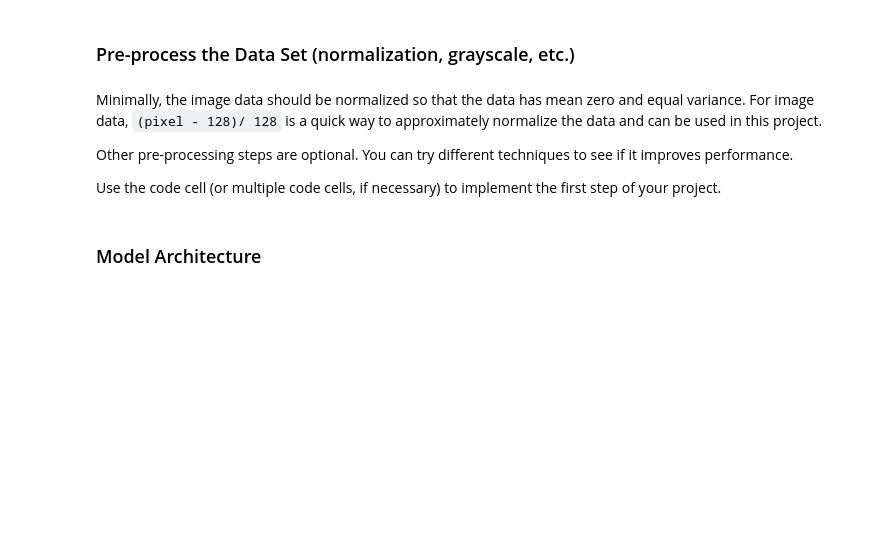
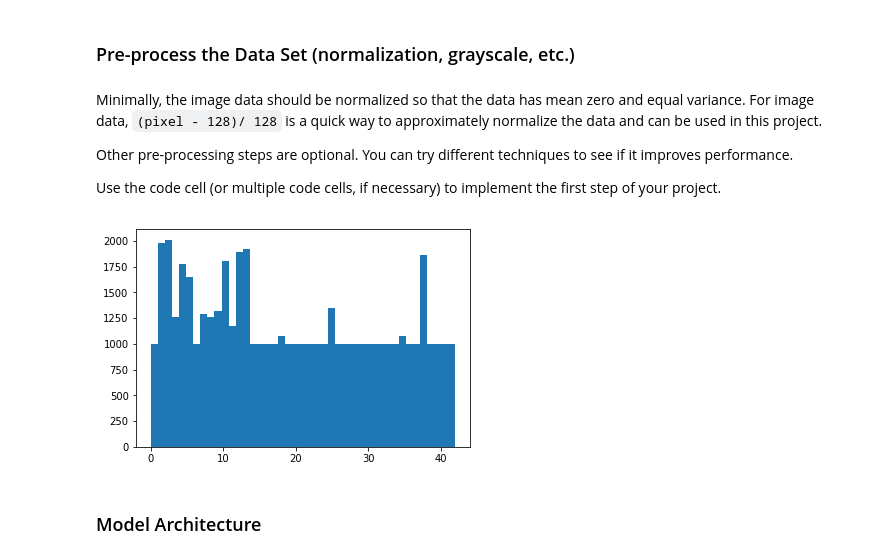
Before and after one commit to jhevrin2/CarND-Traffic-Sign-Classifier-Project, a Jupyter notebook: Traffic_Sign_Classifier.ipynb, the cells around one changed output. Drawn from its saved outputs; the diff is of its cells as text; code cells hidden in the pictures; blank space fills up the shorter version.

Commit message:
Including new distribution

```diff
--- a/Traffic_Sign_Classifier.ipynb
+++ b/Traffic_Sign_Classifier.ipynb
@@ -154,32 +155,38 @@ def grayscale(img):
     return cv2.cvtColor(img, cv2.COLOR_RGB2GRAY)
 
 def random_rotate_image(img):
-    rotate_amt = random.choice([-10, -5, 0, -5, 10])
+    rotate_amt = random.choice(np.arange(-10,10,1))
     rows, cols, _ = img.shape
     rotation_matrix = cv2.getRotationMatrix2D((cols/2,rows/2), rotate_amt, 1)
     return cv2.warpAffine(img, rotation_matrix, (cols,rows))
 
 def balance_images(X_train, y_train):
+    classes = np.bincount(y_train)
     min_class = 1000
-    classes = np.bincount(y_train)
 
-    for sign in range(len(classes)):
-        if classes[sign] < min_class:
-            addtl_pics = min_class - classes[sign]
+    for i in range(len(classes)):
+        if classes[i] < min_class:
+            new_wanted = min_class - classes[i]
             picture = np.where(y_train == i)
-            addtl_x, addtl_y = [], []
 
-            for num in range(addtl_pics):
-                random_image = X_train[picture][random.randint(0,classes[sign] - 1)]
-                addtl_x.append(random_rotate_image(random_image))
-                addtl_y.append(sign)
+            addtl_X, addtl_y = [], []
 
-            X_train = np.append(X_train, np.array(addtl_x), axis=0)
+            for num in range(new_wanted):
+                random_image = X_train[picture][random.randint(0,classes[i] - 1)]
+                addtl_X.append(random_rotate_image(random_image))
+                addtl_y.append(i)
+
+            X_train = np.append(X_train, np.array(addtl_X), axis=0)
             y_train = np.append(y_train, np.array(addtl_y), axis=0)
 
     return X_train, y_train
 # %%
 X_train, y_train = balance_images(X_train, y_train)
+# %%
+#Distribution after balancing
+_ = plt.hist(y_train, bins=n_classes)
+# %% [output]
+[figure, added]
 # %%
 X_train = [grayscale(img) for img in X_train]
 X_valid = [grayscale(img) for img in X_valid]
```
Also changed, not shown: parts of 3 cells of this notebook, 1 other file.
